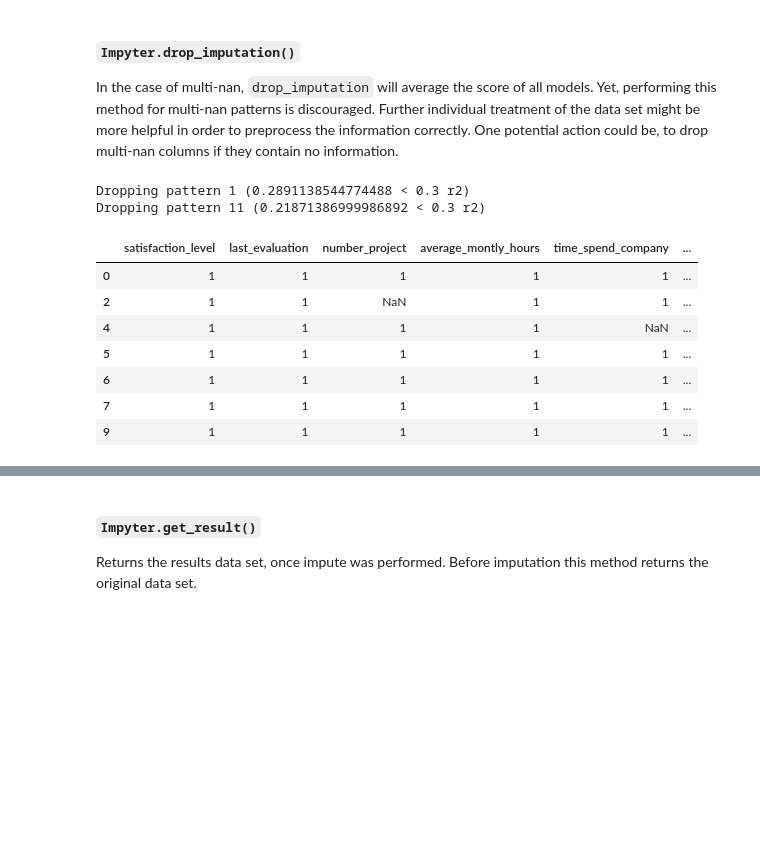
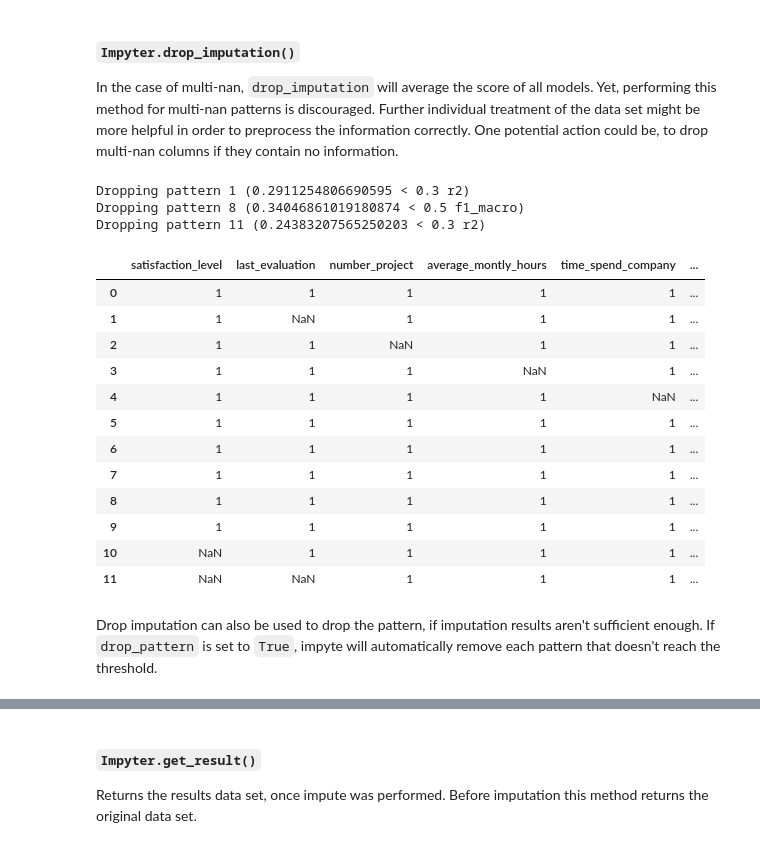
Before and after one commit to andirs/impyte, a Jupyter notebook: sandbox.ipynb, the cells around one changed output, grey strips where cells are left out. Cells and saved outputs as stored; diff of their text form; code cells hidden in the pictures; blank space fills up the shorter version.

```diff
--- a/sandbox.ipynb
+++ b/sandbox.ipynb
@@ -683,0 +693,6 @@ score_dict[mdl11.model_list[1].get_scoring()[0]]
+# %%
+imp2 = impyte.Impyter()
+# %%
+imp2.load_data(multi_data)
+# %%
+imp2.load_model('all_models_hr.pkl')
@@ -684,19 +714,28 @@ score_dict[mdl11.model_list[1].get_scoring()[0]]
 # %% [markdown]
 #### `Impyter.drop_imputation()`
 In the case of multi-nan, `drop_imputation` will average the score of all models. Yet, performing this method for multi-nan patterns is discouraged. Further individual treatment of the data set might be more helpful in order to preprocess the information correctly. One potential action could be, to drop multi-nan columns if they contain no information.
-# %%
-imp.drop_imputation([.3, .3])
-# %% [output]
-Dropping pattern 1 (0.2891138544774488 < 0.3 r2)
-Dropping pattern 11 (0.21871386999986892 < 0.3 r2)
+# %%
+imp2.drop_imputation({"f1_macro": .5,
+                     "r2": .3})
+# %% [output]
+Dropping pattern 1 (0.2911254806690595 < 0.3 r2)
+Dropping pattern 8 (0.34046861019180874 < 0.5 f1_macro)
+Dropping pattern 11 (0.24383207565250203 < 0.3 r2)
 # %%
-imp.pattern()
+imp2.pattern()
 # %% [output]
 |  | satisfaction_level | last_evaluation | number_project | average_montly_hours | time_spend_company | ... |
 | 0 | 1 | 1 | 1 | 1 | 1 | ... |
+| 1 | 1 | NaN | 1 | 1 | 1 | ... |
 | 2 | 1 | 1 | NaN | 1 | 1 | ... |
+| 3 | 1 | 1 | 1 | NaN | 1 | ... |
 | 4 | 1 | 1 | 1 | 1 | NaN | ... |
 | 5 | 1 | 1 | 1 | 1 | 1 | ... |
 | 6 | 1 | 1 | 1 | 1 | 1 | ... |
 | 7 | 1 | 1 | 1 | 1 | 1 | ... |
+| 8 | 1 | 1 | 1 | 1 | 1 | ... |
 | 9 | 1 | 1 | 1 | 1 | 1 | ... |
+| 10 | NaN | 1 | 1 | 1 | 1 | ... |
+| 11 | NaN | NaN | 1 | 1 | 1 | ... |
+# %% [markdown]
+Drop imputation can also be used to drop the pattern, if imputation results aren't sufficient enough. If `drop_pattern` is set to `True`, impyte will automatically remove each pattern that doesn't reach the threshold.
```
Also changed, not shown: parts of 18 cells of this notebook, 1 other file.
